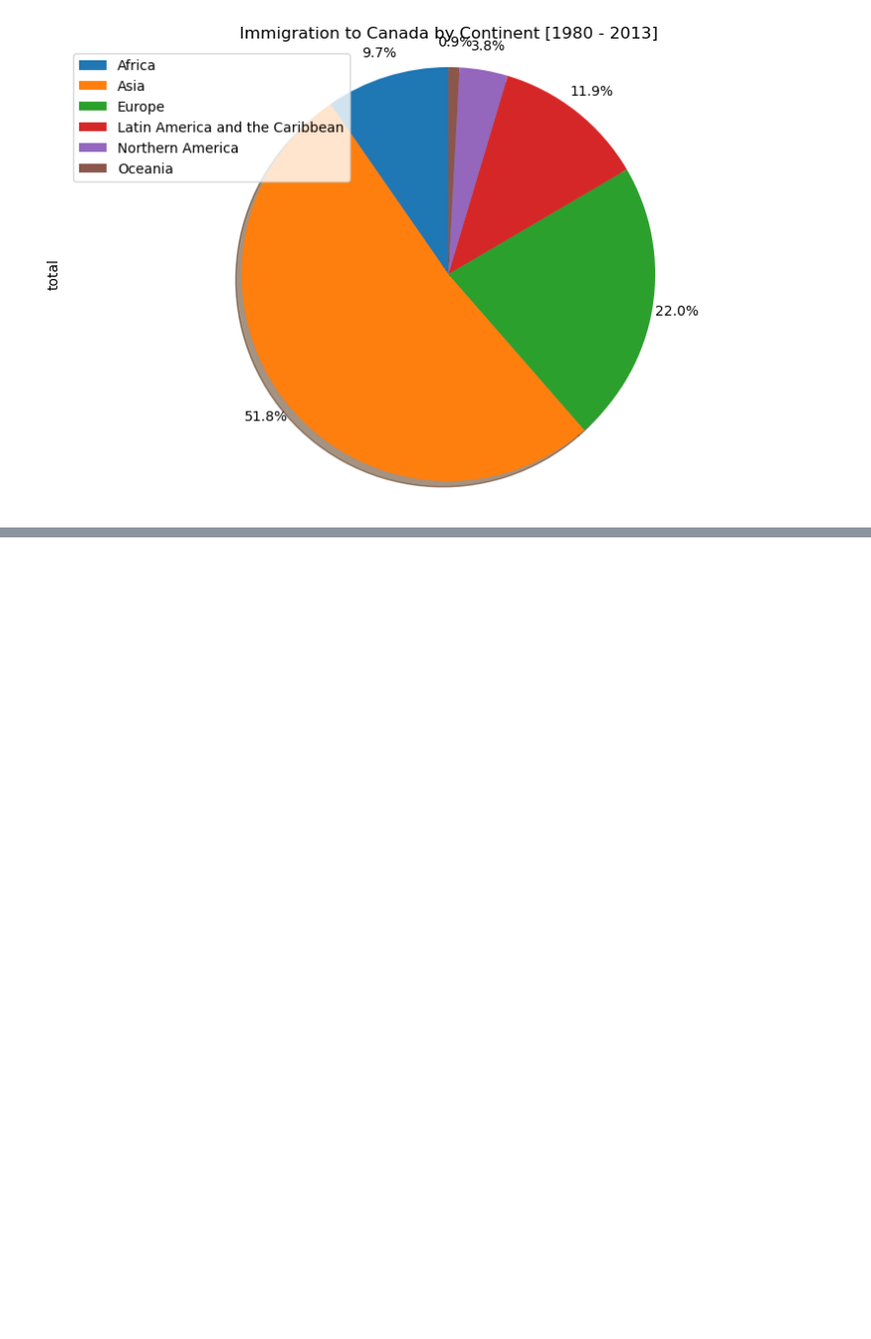
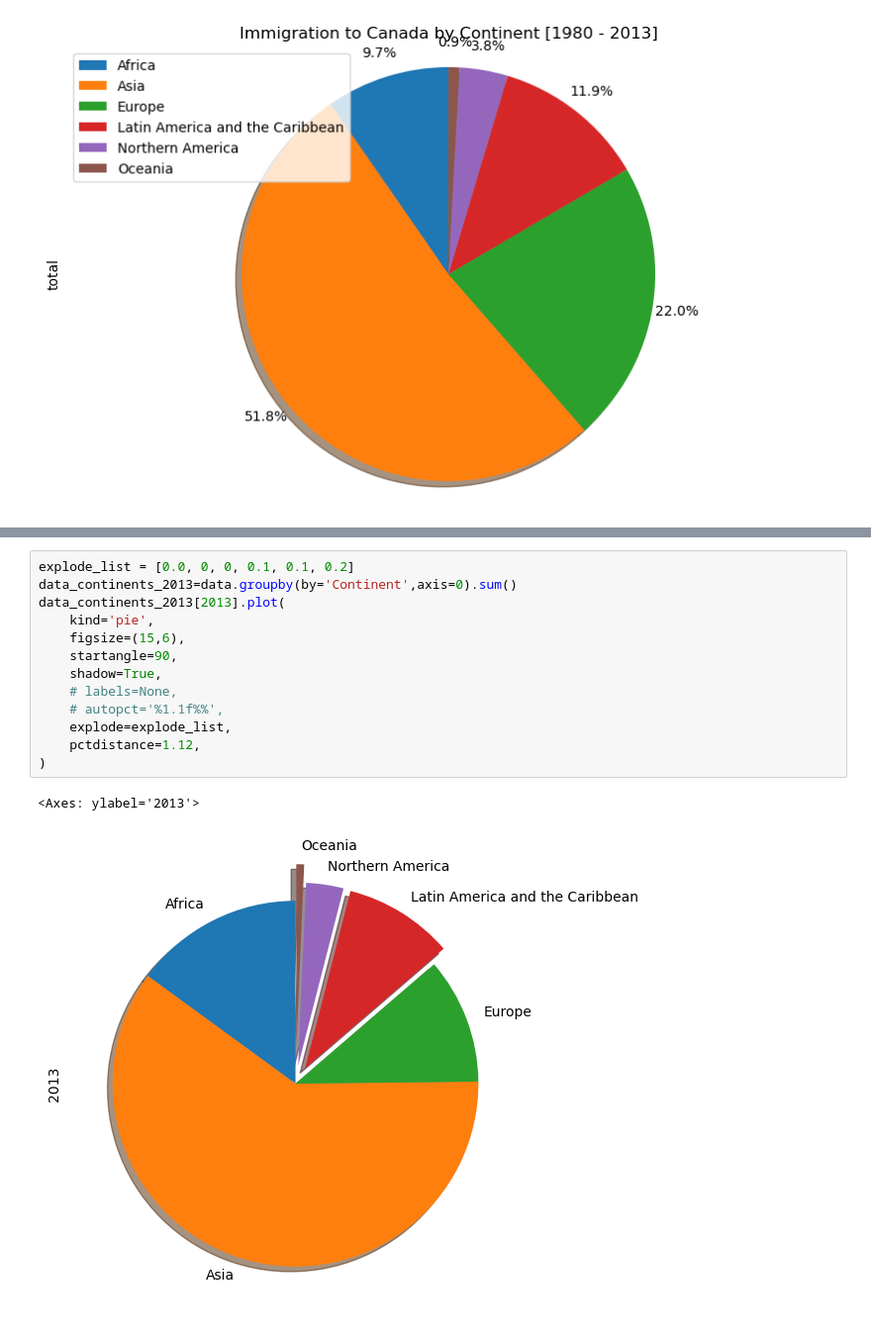
Before and after one commit to Immortal-Pi/IBMdatascience, a Jupyter notebook: Visualization/canadaImmigrationDataset.ipynb, the cells around one changed output, grey strips where cells are left out. Shown at 99% size. Saved outputs shown, nothing was run; the diff lists cells and outputs as text; blank space fills up the shorter version.

```diff
--- a/Visualization/canadaImmigrationDataset.ipynb
+++ b/Visualization/canadaImmigrationDataset.ipynb
@@ -603,0 +630,16 @@ plt.legend(labels=data_continents.index, loc='upper left')
+# %%
+explode_list = [0.0, 0, 0, 0.1, 0.1, 0.2]
+data_continents_2013=data.groupby(by='Continent',axis=0).sum()
+data_continents_2013[2013].plot(
+    kind='pie',
+    figsize=(15,6),
+    startangle=90,
+    shadow=True,
+    # labels=None,
+    # autopct='%1.1f%%',
+    explode=explode_list,
+    pctdistance=1.12,
+)
+# %% [output]
+<Axes: ylabel='2013'>
+[figure, added]
```
Also changed, not shown: parts of 32 cells of this notebook.
